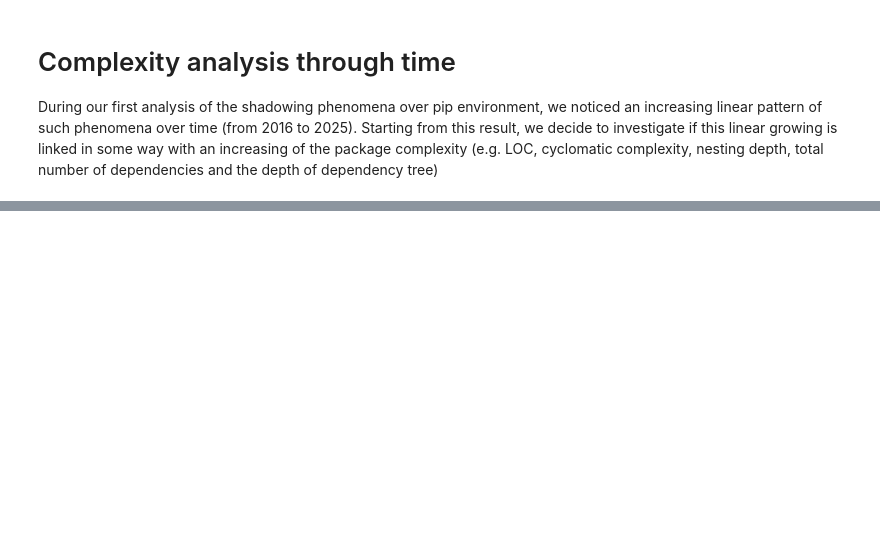
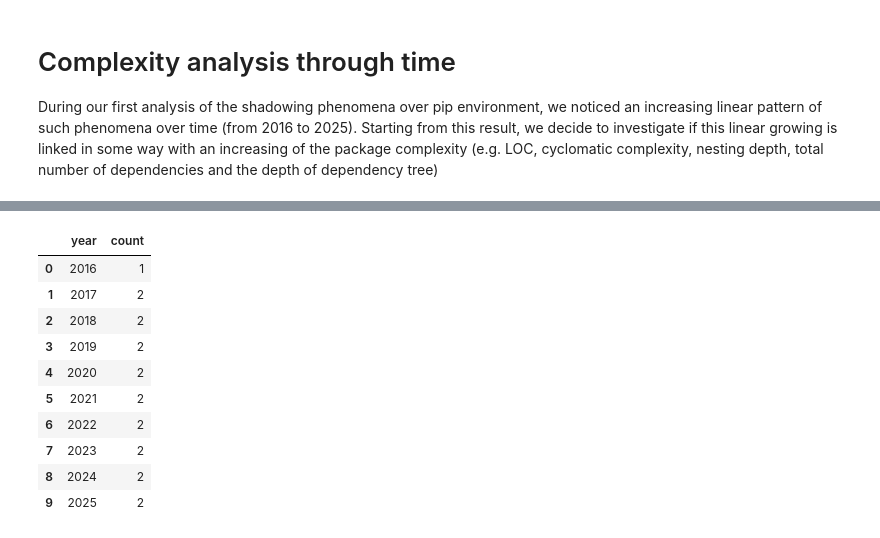
Before and after one commit to denisG99/ATCNS-Supply-Chain-Attack, a Jupyter notebook: src/complexity/analysis.ipynb, the cells around one changed output, grey strips where cells are left out. Saved outputs shown, nothing was run; the diff lists cells and outputs as text; code cells hidden in the pictures; blank space fills up the shorter version.

```diff
--- a/src/complexity/analysis.ipynb
+++ b/src/complexity/analysis.ipynb
@@ -73 +75,15 @@ y_deptree_depth_axis = df_packages_plot.loc[:, "max_dependencies_depth"]
+# %%
+df_packages_plot.groupby("year").size().reset_index(name="count")
+# %% [output]
+|  | year | count |
+| 0 | 2016 | 1 |
+| 1 | 2017 | 2 |
+| 2 | 2018 | 2 |
+| 3 | 2019 | 2 |
+| 4 | 2020 | 2 |
+| 5 | 2021 | 2 |
+| 6 | 2022 | 2 |
+| 7 | 2023 | 2 |
+| 8 | 2024 | 2 |
+| 9 | 2025 | 2 |
 # %%
```
Also changed, not shown: parts of 5 cells of this notebook.
